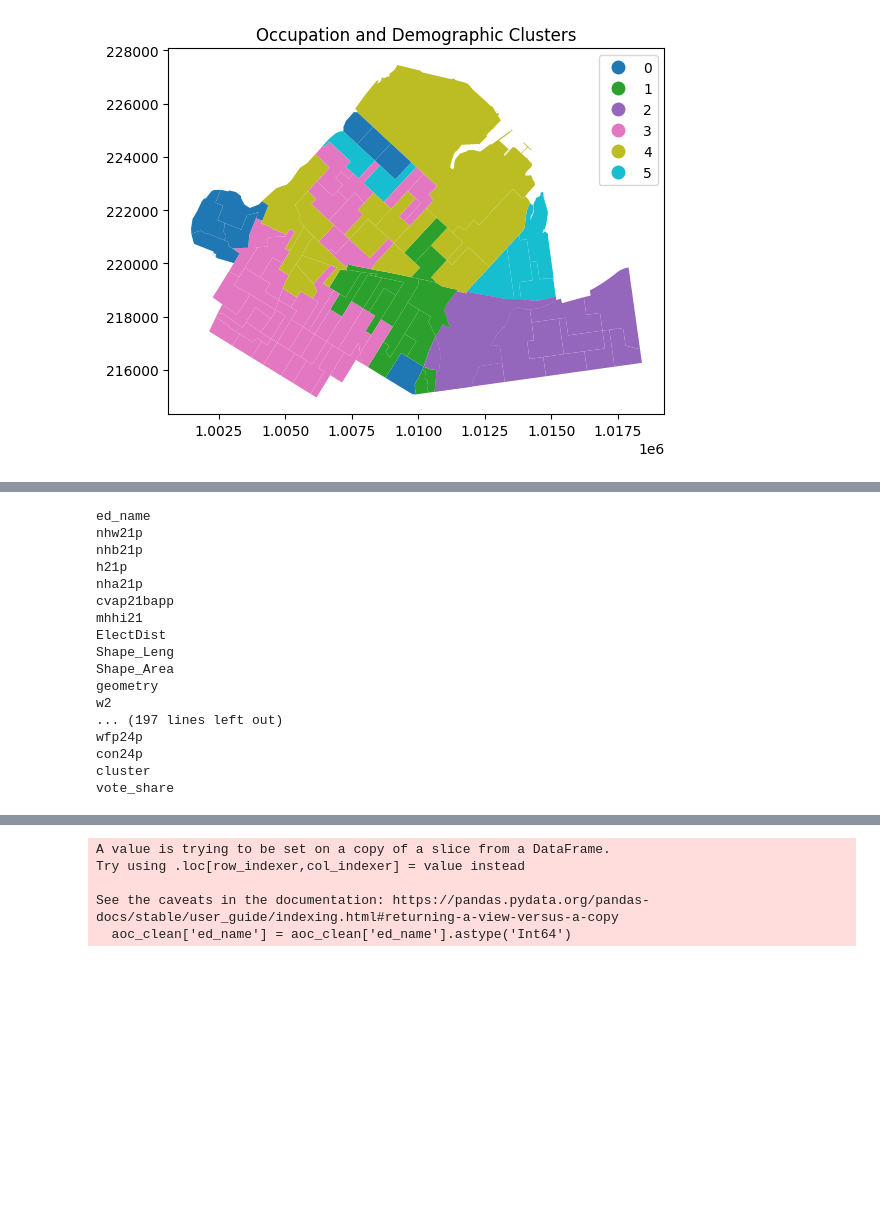
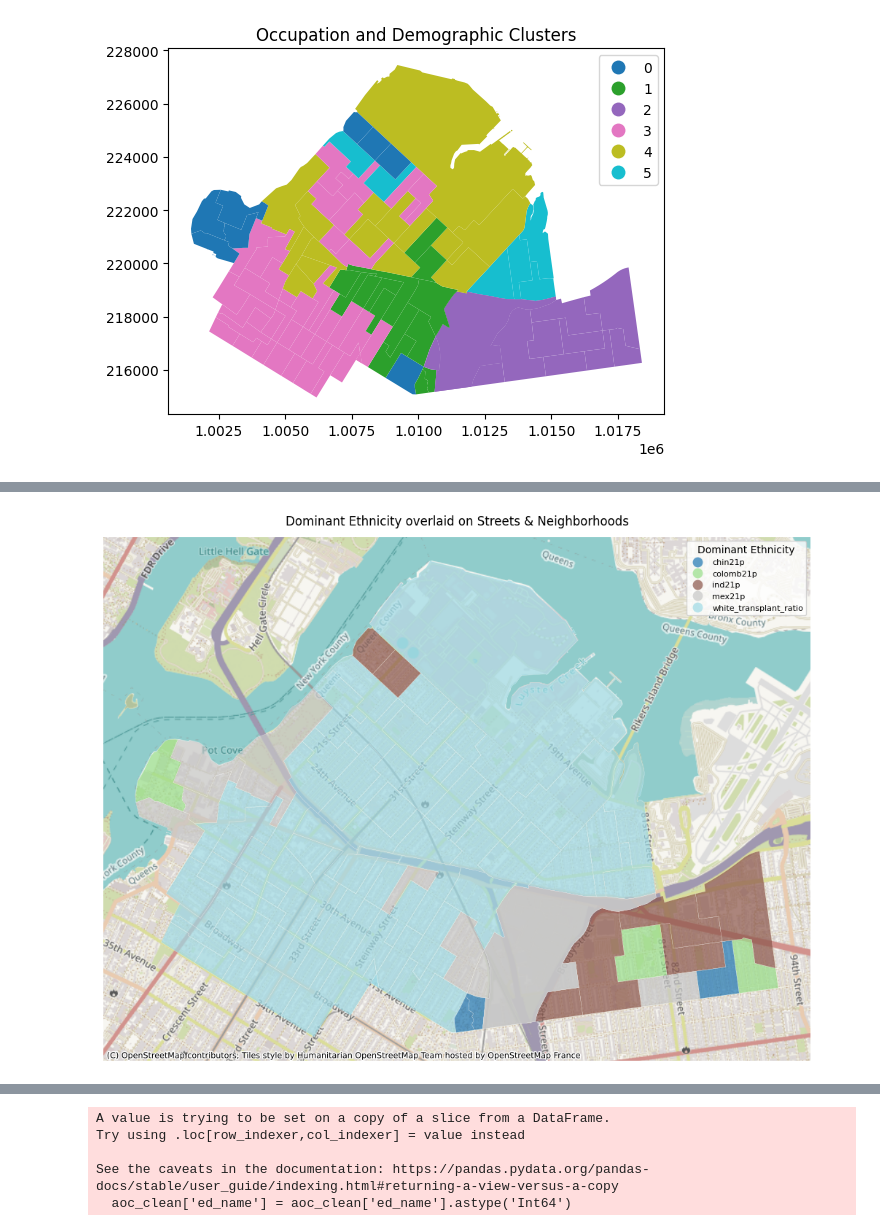
Before and after one commit to SamTGoodson/member_chapters, a Jupyter notebook: notebooks/district22.ipynb, the cells around one changed output, grey strips where cells are left out. Saved outputs shown, nothing was run; the diff lists cells and outputs as text; code cells hidden in the pictures; blank space fills up the shorter version.

```diff
--- a/notebooks/district22.ipynb
+++ b/notebooks/district22.ipynb
@@ -163,23 +264,55 @@ plt.show()
+# %%
+gdf_3857 = gdf.to_crs(epsg=3857)
+# %%
+occ_label_map = {
+    'w2admp': 'Designers & Journalists',
+    'w2banp': 'Analyst Specialist',
+    'w2bgp': 'Janitorial',
+    'w2conp': 'Construction',
+    'w2copp': 'Law Enforcement',
+    'w2foodp': 'Food Service',
+    'w2hsp': 'Homecare',
+    'w2mgtp': 'Management',
+    'w2oadp': 'Office Admin',
+    'w2salep': 'Sales'
+}
+
+gdf_3857['occupation_label'] = gdf_3857['dom_occ'].map(occ_label_map)
+gdf_3857['occupation_label'] = gdf_3857['occupation_label'].astype('category')
+# %%
+fig, ax = plt.subplots(figsize=(10, 10))
+
+gdf_3857.plot(
+    column='dom_eth',
+    categorical=True,
+    cmap='tab20',
+    legend=True,
+    alpha=0.7,
+    ax=ax,
+    edgecolor='white',
+    linewidth=0.2,
+    legend_kwds={'title': 'Dominant Ethnicity', 'fontsize': 8, 'title_fontsize': 10}
+)
+
+# 4) Add the basemap tiles
+#    You can pick any provider; here are some popular ones:
+#      - ctx.providers.OpenStreetMap.Mapnik
+#      - ctx.providers.Stamen.TonerLite
+#      - ctx.providers.CartoDB.Positron
+#      - ctx.providers.Stamen.Terrain
+ctx.add_basemap(
+    ax,
+    #source=ctx.providers.CartoDB.Positron,
+    zoom=14
+)
+
+# 5) Clean up
+ax.set_axis_off()
+ax.set_title("Dominant Ethnicity overlaid on Streets & Neighborhoods", pad=12)
+
+plt.tight_layout()
+plt.show()
+# %% [output]
+[figure, added]
 # %%
 do_vote = demo_occ.merge(tc_full[['ed_name','vote_share']], on='ed_name', how='left')
-# %%
-for col in do_vote.columns:
-    print(col)
-# %% [output]
-ed_name
-nhw21p
-nhb21p
-h21p
-nha21p
-cvap21bapp
-mhhi21
-ElectDist
-Shape_Leng
-Shape_Area
-geometry
-w2
-... (197 lines left out)
-wfp24p
-con24p
-cluster
-vote_share
```
Also changed, not shown: parts of 44 cells of this notebook, 11 other files.
